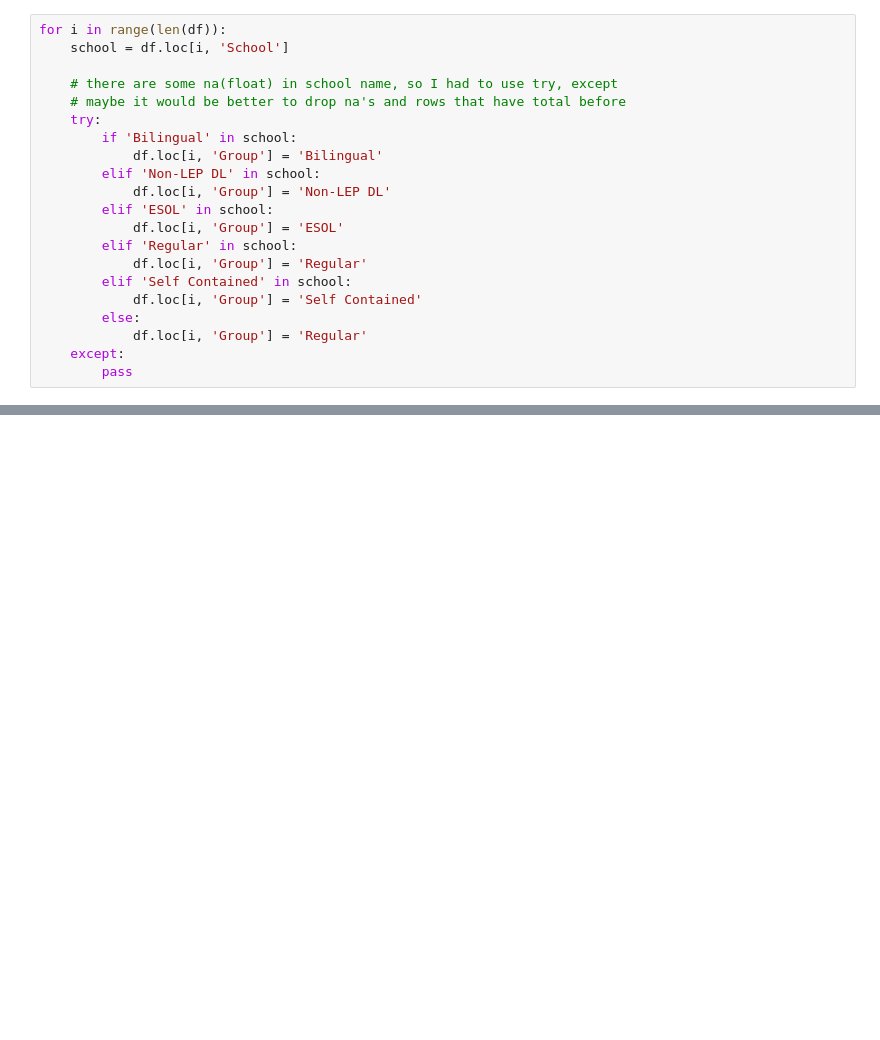
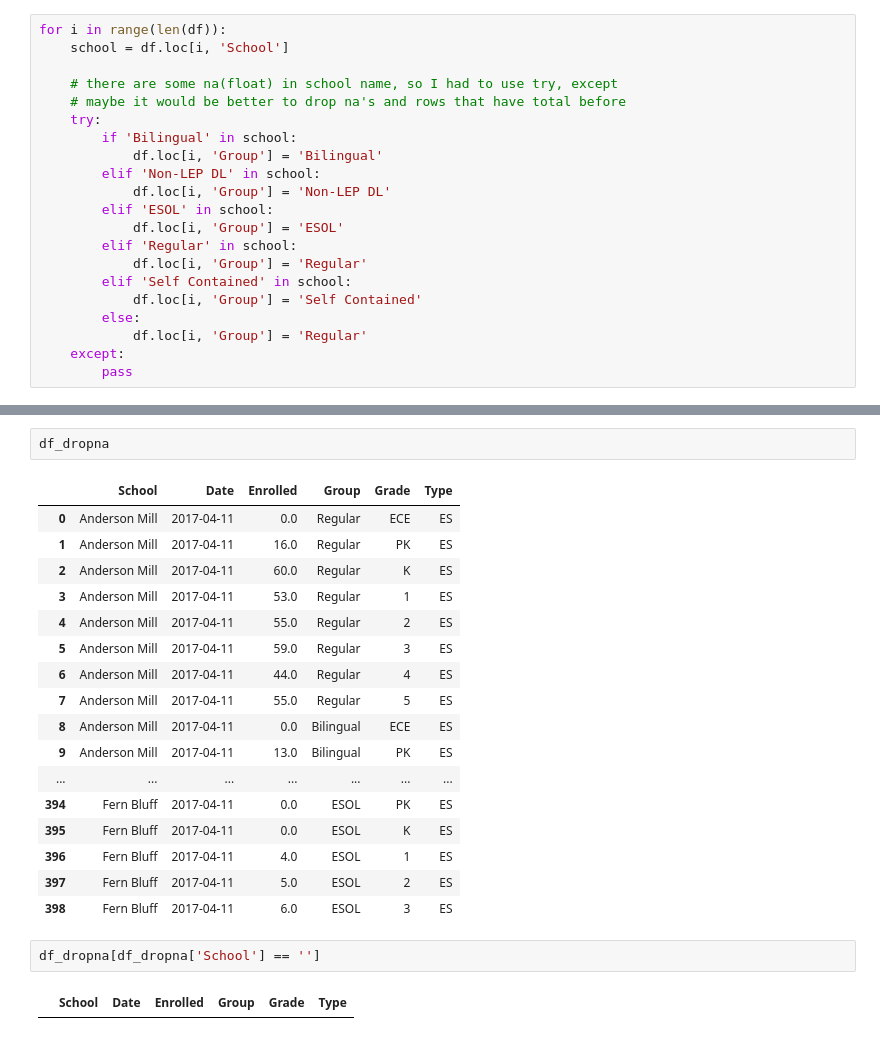
Before and after one commit to slee279/rrisd, a Jupyter notebook: Untitled2.ipynb, the cells around one changed output, grey strips where cells are left out. Saved outputs shown, nothing was run; the diff lists cells and outputs as text; blank space fills up the shorter version.

```diff
--- a/Untitled2.ipynb
+++ b/Untitled2.ipynb
@@ -249,0 +335,24 @@ df.dropna()
+# %%
+df_dropna
+# %% [output]
+|  | School | Date | Enrolled | Group | Grade | Type |
+| 0 | Anderson Mill | 2017-04-11 | 0.0 | Regular | ECE | ES |
+| 1 | Anderson Mill | 2017-04-11 | 16.0 | Regular | PK | ES |
+| 2 | Anderson Mill | 2017-04-11 | 60.0 | Regular | K | ES |
+| 3 | Anderson Mill | 2017-04-11 | 53.0 | Regular | 1 | ES |
+| 4 | Anderson Mill | 2017-04-11 | 55.0 | Regular | 2 | ES |
+| 5 | Anderson Mill | 2017-04-11 | 59.0 | Regular | 3 | ES |
+| 6 | Anderson Mill | 2017-04-11 | 44.0 | Regular | 4 | ES |
+| 7 | Anderson Mill | 2017-04-11 | 55.0 | Regular | 5 | ES |
+| 8 | Anderson Mill | 2017-04-11 | 0.0 | Bilingual | ECE | ES |
+| 9 | Anderson Mill | 2017-04-11 | 13.0 | Bilingual | PK | ES |
+| ... | ... | ... | ... | ... | ... | ... |
+| 394 | Fern Bluff | 2017-04-11 | 0.0 | ESOL | PK | ES |
+| 395 | Fern Bluff | 2017-04-11 | 0.0 | ESOL | K | ES |
+| 396 | Fern Bluff | 2017-04-11 | 4.0 | ESOL | 1 | ES |
+| 397 | Fern Bluff | 2017-04-11 | 5.0 | ESOL | 2 | ES |
+| 398 | Fern Bluff | 2017-04-11 | 6.0 | ESOL | 3 | ES |
+# %%
+df_dropna[df_dropna['School'] == '']
+# %% [output]
+|  | School | Date | Enrolled | Group | Grade | Type |
```
Also changed, not shown: parts of 23 cells of this notebook.
